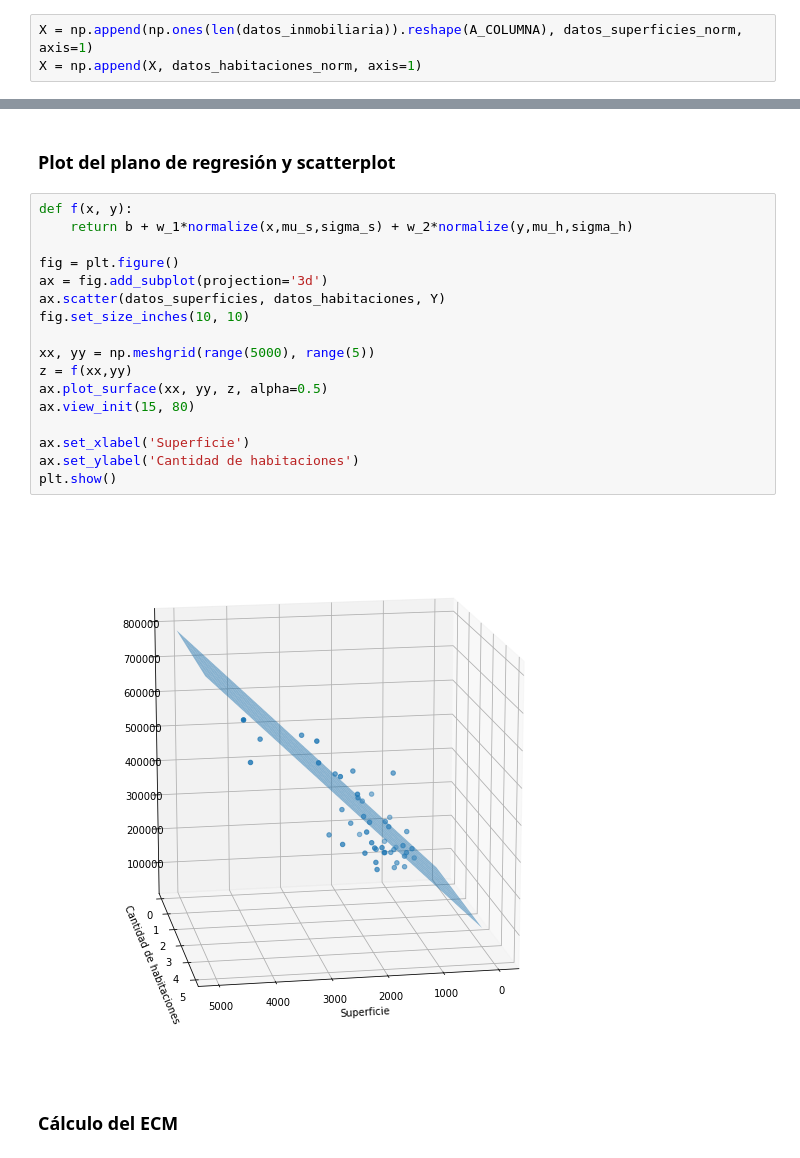
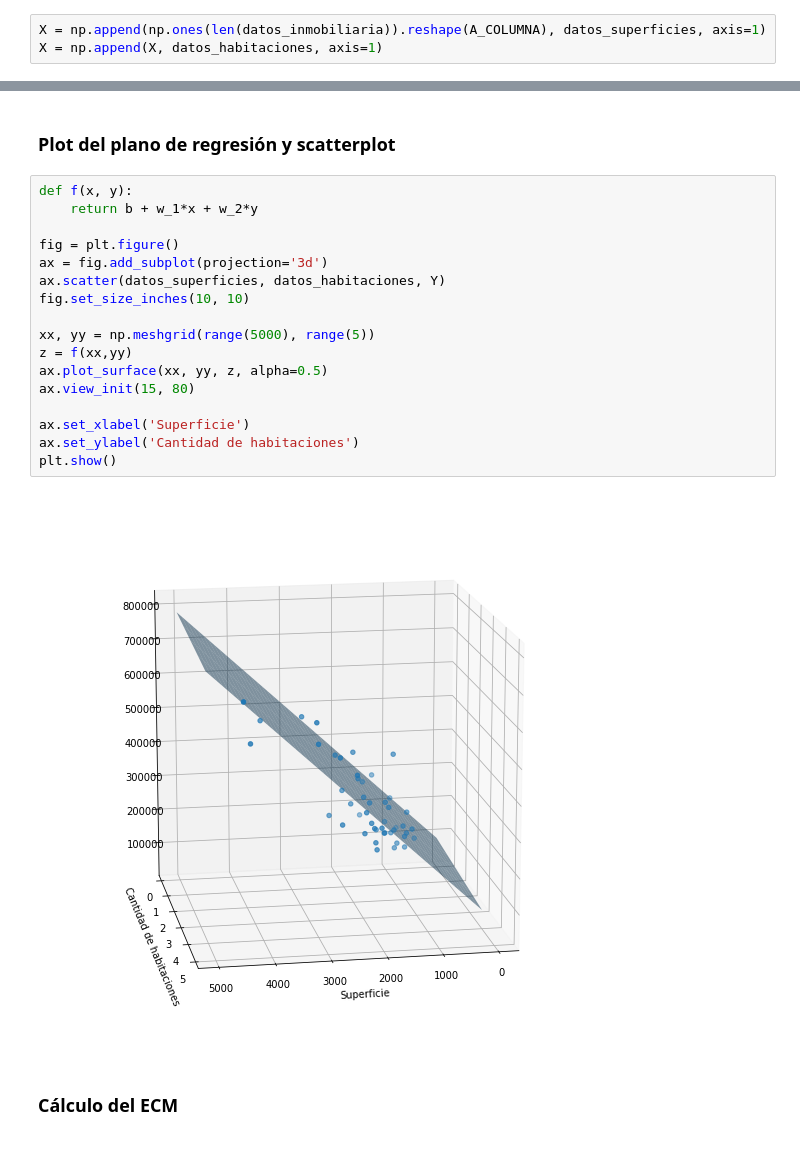
Before and after one commit to Nacho2904/pasantiacsc, a Jupyter notebook: regresion_lineal.ipynb, the cells around one changed output, grey strips where cells are left out. Drawn from its saved outputs; the diff is of its cells as text.

```diff
--- a/regresion_lineal.ipynb
+++ b/regresion_lineal.ipynb
@@ -326,6 +327,6 @@ datos_habitaciones_norm = normalize(datos_superficies, mu_h, sigma_h)
 # %%
-X = np.append(np.ones(len(datos_inmobiliaria)).reshape(A_COLUMNA), datos_superficies_norm, axis=1)
-X = np.append(X, datos_habitaciones_norm, axis=1)
+X = np.append(np.ones(len(datos_inmobiliaria)).reshape(A_COLUMNA), datos_superficies, axis=1)
+X = np.append(X, datos_habitaciones, axis=1)
 # %%
 XtX = np.matmul(np.transpose(X), X)
 seudoinversa = np.matmul(np.linalg.inv(XtX), np.transpose(X))
@@ -349,23 +350,23 @@ optimal_prediction
 ### Plot del plano de regresión y scatterplot
 # %%
 def f(x, y):
-    return b + w_1*normalize(x,mu_s,sigma_s) + w_2*normalize(y,mu_h,sigma_h)
+    return b + w_1*x + w_2*y
 
 fig = plt.figure()
 ax = fig.add_subplot(projection='3d')
 ax.scatter(datos_superficies, datos_habitaciones, Y)
 fig.set_size_inches(10, 10)
 
 xx, yy = np.meshgrid(range(5000), range(5))
 z = f(xx,yy)
 ax.plot_surface(xx, yy, z, alpha=0.5)
 ax.view_init(15, 80)
 
 ax.set_xlabel('Superficie')
 ax.set_ylabel('Cantidad de habitaciones')
 plt.show()
 # %% [output]
-[figure, old version]
+[figure, new version]
 # %% [markdown]
 ### Cálculo del ECM
 # %%
```
Also changed, not shown: parts of 9 cells of this notebook.
